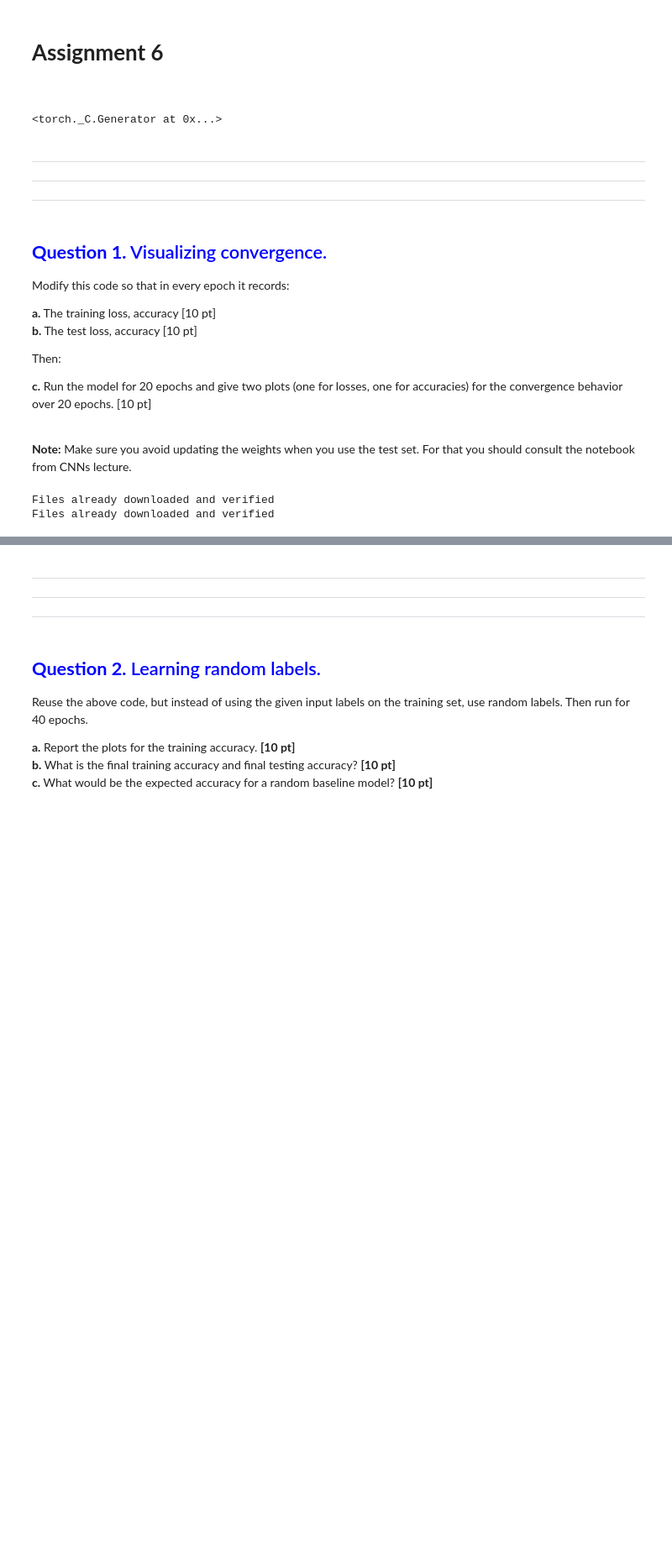
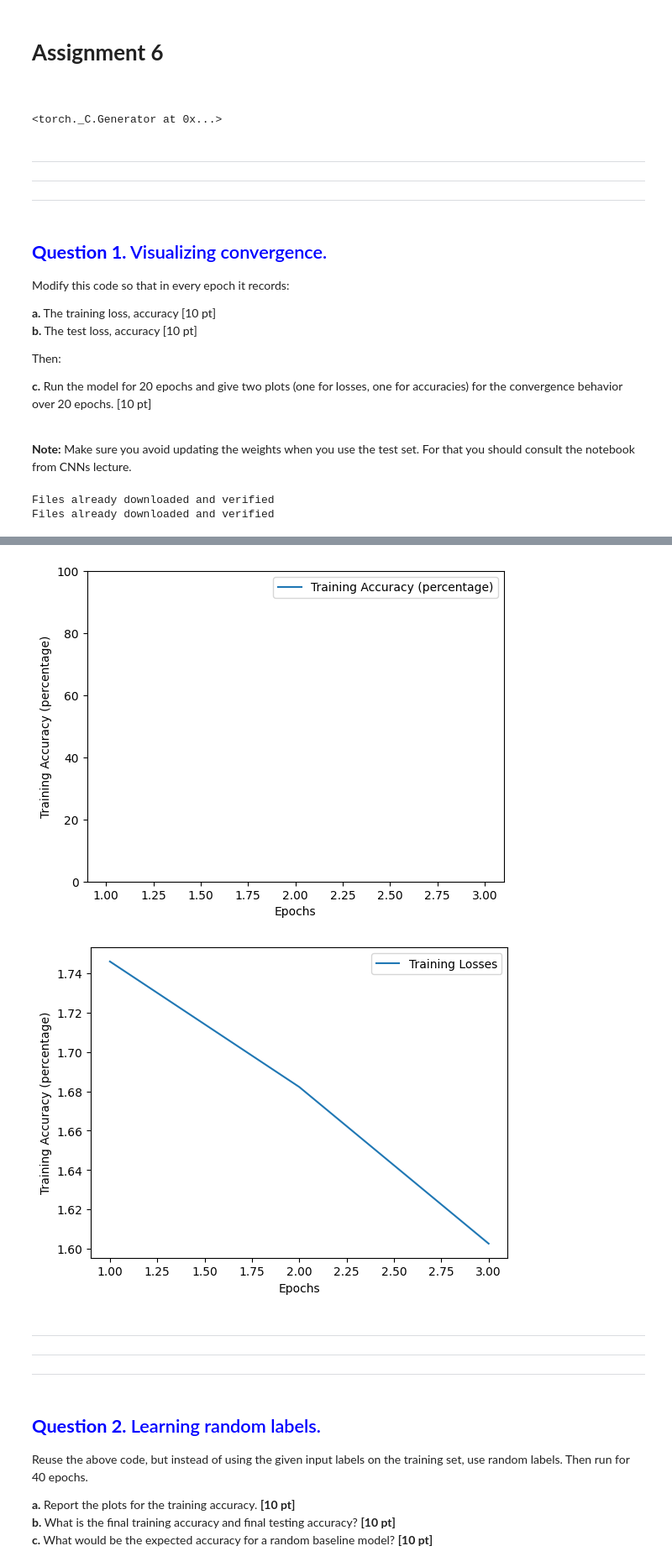
Before and after one commit to Toash/CS375-Assignments, a Jupyter notebook: cs375/assignment6_JUSTIN_HO.ipynb, the cells around one changed output, grey strips where cells are left out. Shown at 84% size. Cells and saved outputs as stored; diff of their text form; code cells hidden in the pictures; blank space fills up the shorter version.

```diff
--- a/cs375/assignment6_JUSTIN_HO.ipynb
+++ b/cs375/assignment6_JUSTIN_HO.ipynb
@@ -74,6 +74,22 @@ testset = torchvision.datasets.CIFAR10(root='./data', train=False,
 testloader = torch.utils.data.DataLoader(testset, batch_size=batch_size,
                                          shuffle=False, num_workers=2)
 
+# load smaller dataset to do assignment because whole dataset takes too long
+#import torch.utils.data.Subset
+subset_multiplier = 0.05;
+subset_trainset_size = int(subset_multiplier * len(trainset))
+subset_trainset_indices = torch.randperm(len(trainset))[:subset_trainset_size]# randperm returns 1d tensor with all unique integers
+subset_trainset = torch.utils.data.Subset(trainset,subset_trainset_indices)
+trainloader = torch.utils.data.DataLoader(subset_trainset, batch_size=batch_size,
+                                          shuffle=True, num_workers=2)
+
+subset_testset_size = int(subset_multiplier * len(testset))
+subset_testset_indices = torch.randperm(len(testset))[:subset_testset_size]
+subset_testset = torch.utils.data.Subset(testset,subset_testset_indices)
+testloader = torch.utils.data.DataLoader(subset_testset, batch_size=batch_size,
+                                         shuffle=False, num_workers=2)
+
+
 classes = ('plane', 'car', 'bird', 'cat',
            'deer', 'dog', 'frog', 'horse', 'ship', 'truck')
 # %% [output]
@@ -212,3 +218,63 @@ Finished Training
+# %%
+### Your code here. Also give some comments about your findings
+
+#c. Run the model for 20 epochs and give two plots (one for losses, one for accuracies) for the convergence behavior over 20 epochs.
+train_losses = []
+train_accuracies = []
+# model picks up where it left off training (2 epochs)
+
+# def calculate_accuracy(model, dataloader):
+#     sample_count = len(dataloader)
+#     correct_count=0
+#     for data in dataloader:
+#         inputs, labels = data
+#         outputs = model(inputs)
+#         _, predicted = torch.max(outputs, 1)
+#         correct_count += (predicted == labels).sum().item()
+
+#     accuracy = (correct_count / sample_count) * 100
+#     return accuracy
+
+epochs = 3
+for epoch in range(epochs):
+    epoch_crossentropy_loss = 0
+    epoch_correct_count = 0
+    for minibatch in trainloader:
+        inputs, labels = minibatch
+        optimizer.zero_grad()
+        outputs = net(inputs)
+
+        _, predicted = torch.max(outputs, 1)
+        epoch_correct_count += (predicted == labels).sum().item()
+
+        loss = criterion(outputs, labels)
+        epoch_crossentropy_loss+=loss
+        loss.backward()
+        optimizer.step()
+    # calculate the losses and accuracies for the epoch
+    average_epoch_loss = epoch_crossentropy_loss/len(trainloader)
+    epoch_accuracy = (epoch_correct_count / len(trainloader))*100
+    train_losses.append(float(average_epoch_loss))
+    train_accuracies.append(epoch_accuracy)
+
+
+plt.plot(range(1, epochs+1), train_accuracies, label='Training Accuracy (percentage)')
+plt.xlabel('Epochs')
+plt.ylabel('Training Accuracy (percentage)')
+plt.ylim(0,100)
+plt.legend()
+plt.show()
+
+plt.plot(range(1, epochs+1), train_losses, label='Training Losses')
+plt.xlabel('Epochs')
+plt.ylabel('Training Accuracy (percentage)')
+plt.legend()
+plt.show()
+
+print(train_accuracies[0:100])
+# %% [output]
+[figure, added]
+[figure, added]
 # %%
 # For grader use only
 
```
Also changed, not shown: parts of 5 cells of this notebook.
